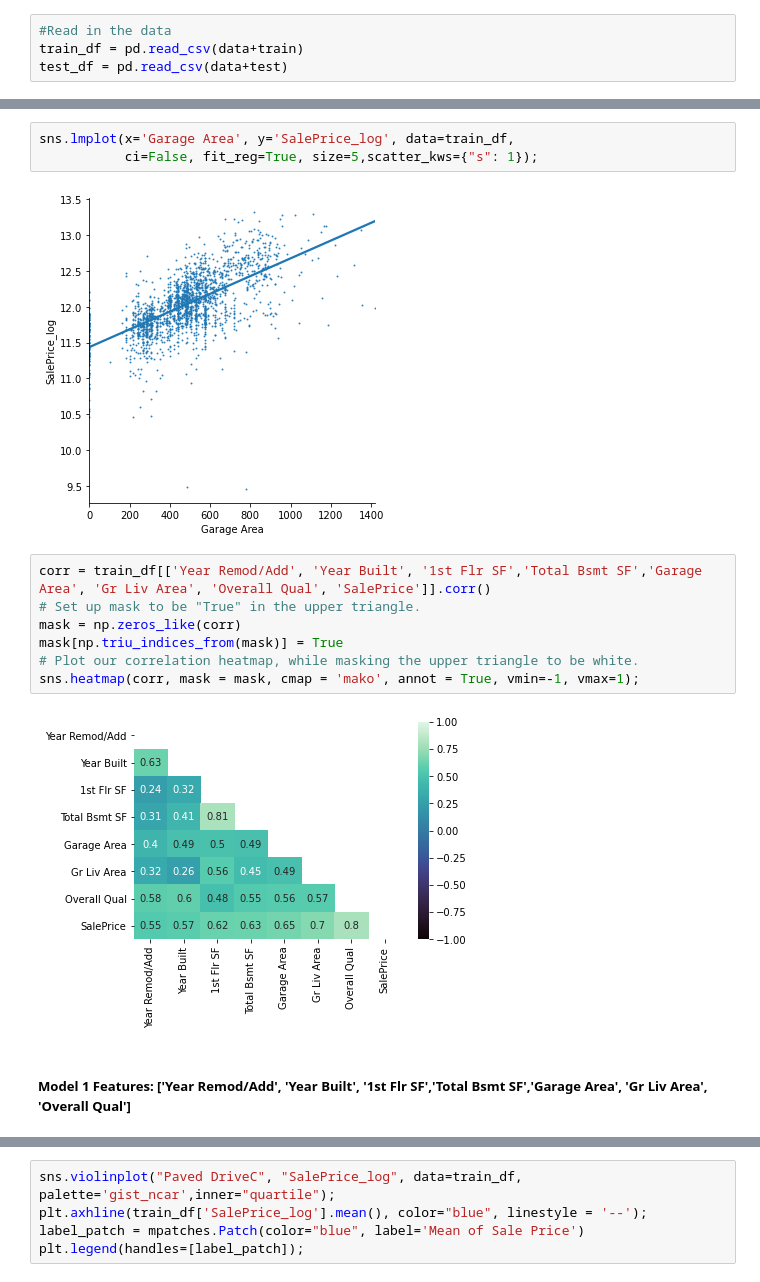
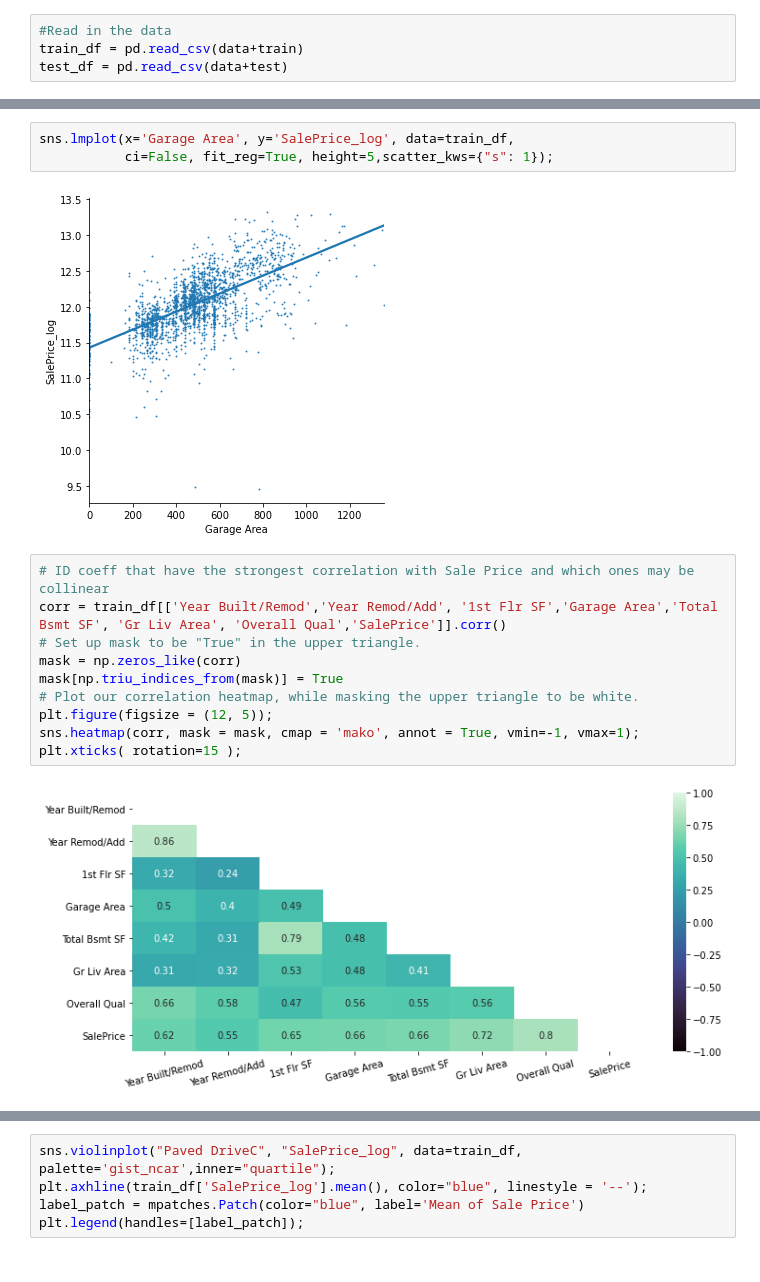
Before and after one commit to griffinbran/Real-Estate-Statistical-Modeling, a Jupyter notebook: code/02_Preprocessing_and_Feature_Engineering.ipynb, the cells around one changed output, grey strips where cells are left out. Drawn from its saved outputs; the diff is of its cells as text.

Commit message:
Computer crashed, fixed a few bugs, cleaned up old models, added data dictionary.

```diff
--- a/code/02_Preprocessing_and_Feature_Engineering.ipynb
+++ b/code/02_Preprocessing_and_Feature_Engineering.ipynb
@@ -69,16 +49,17 @@ sns.lmplot(x='Gr Liv Area', y='SalePrice_log', data=train_df,
 # %%
 sns.lmplot(x='Garage Area', y='SalePrice_log', data=train_df,
-           ci=False, fit_reg=True, size=5,scatter_kws={"s": 1});
+           ci=False, fit_reg=True, height=5,scatter_kws={"s": 1});
 # %% [output]
-[figure, old version]
+[figure, new version]
 # %%
-corr = train_df[['Year Remod/Add', 'Year Built', '1st Flr SF','Total Bsmt SF','Garage Area', 'Gr Liv Area', 'Overall Qual', 'SalePrice']].corr()
+# ID coeff that have the strongest correlation with Sale Price and which ones may be collinear
+corr = train_df[['Year Built/Remod','Year Remod/Add', '1st Flr SF','Garage Area','Total Bsmt SF', 'Gr Liv Area', 'Overall Qual','SalePrice']].corr()
 # Set up mask to be "True" in the upper triangle.
 mask = np.zeros_like(corr)
 mask[np.triu_indices_from(mask)] = True
 # Plot our correlation heatmap, while masking the upper triangle to be white.
+plt.figure(figsize = (12, 5));
 sns.heatmap(corr, mask = mask, cmap = 'mako', annot = True, vmin=-1, vmax=1);
+plt.xticks( rotation=15 );
 # %% [output]
-[figure, old version]
+[figure, new version]
-# %% [markdown]
-##### Model 1 Features: ['Year Remod/Add', 'Year Built', '1st Flr SF','Total Bsmt SF','Garage Area', 'Gr Liv Area', 'Overall Qual']
```
Also changed, not shown: parts of 42 cells of this notebook, 11 other files.
